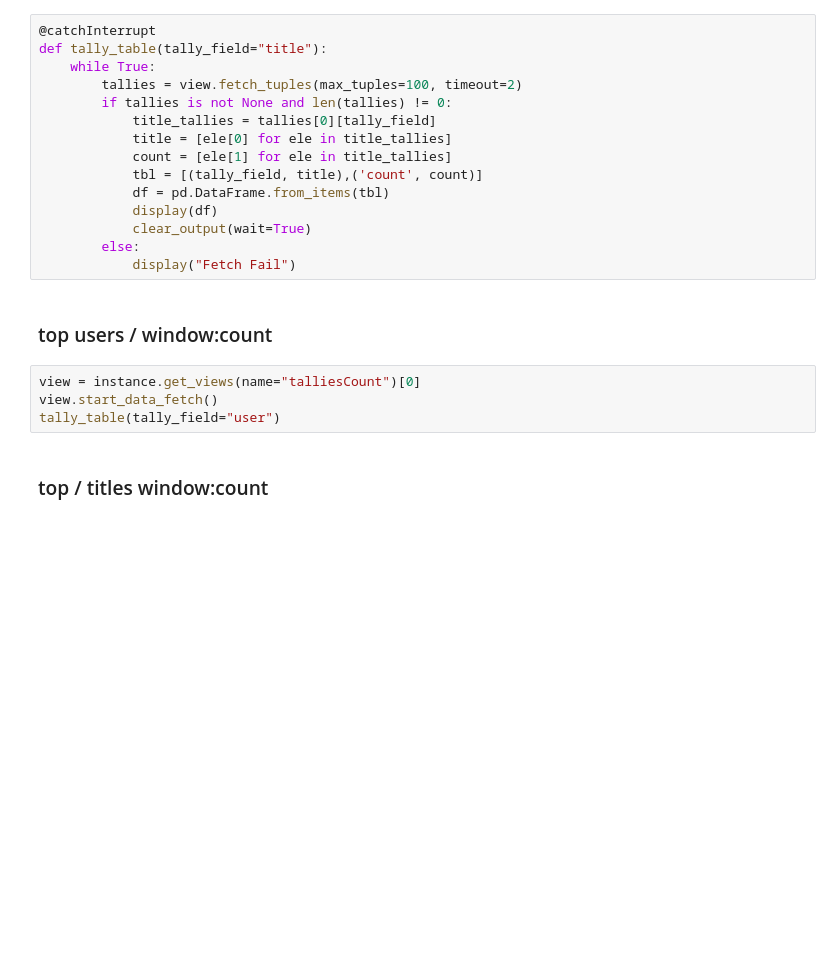
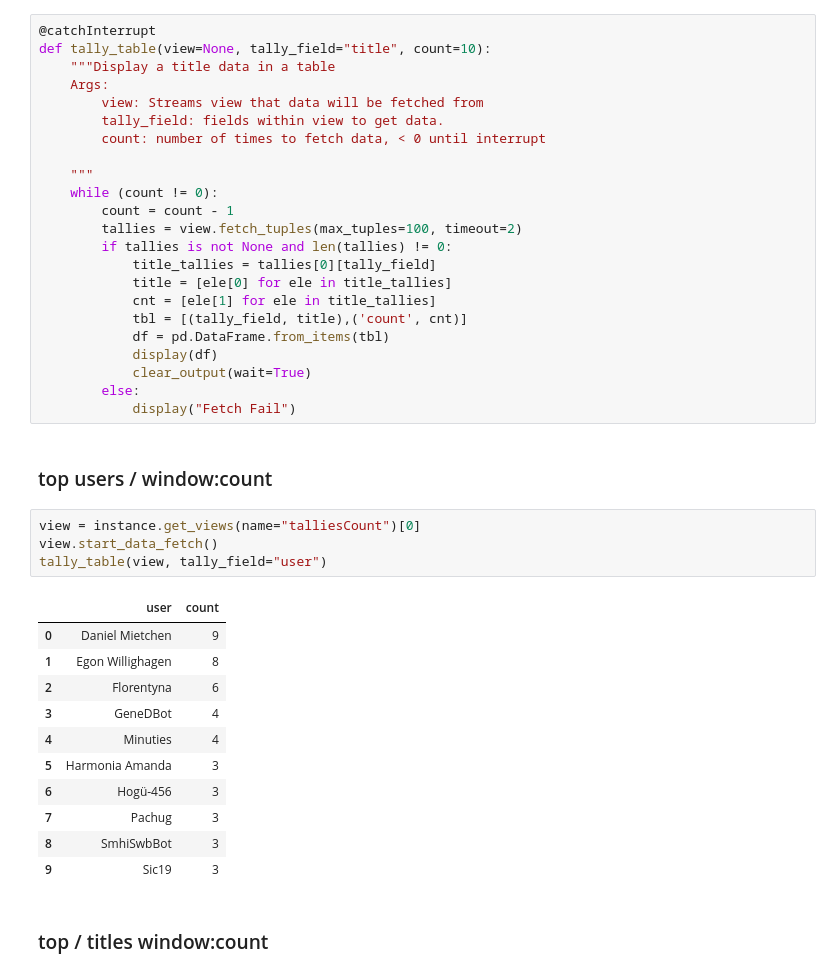
Before and after one commit to IBMStreams/sample.wikirecent, a Jupyter notebook: Juypter/ImgAnalysisTutor/imgAna_2.ipynb, the cells around one changed output. Drawn from its saved outputs; the diff is of its cells as text; blank space fills up the shorter version.

Commit message:
Build upon the prior notebook, use the same names
Changing names between notebooks is confusing, this will need to be
propated to all then notebooks.

```diff
--- a/Juypter/ImgAnalysisTutor/imgAna_2.ipynb
+++ b/Juypter/ImgAnalysisTutor/imgAna_2.ipynb
@@ -462,14 +490,22 @@ tally_pie(view, tally_field='language')
 ##  rendering : tally_table
 # %%
 @catchInterrupt
-def tally_table(tally_field="title"):
-    while True:
+def tally_table(view=None, tally_field="title", count=10):
+    """Display a title data in a table
+    Args:
+        view: Streams view that data will be fetched from
+        tally_field: fields within view to get data.
+        count: number of times to fetch data, < 0 until interrupt
+
+    """
+    while (count != 0):
+        count = count - 1
         tallies = view.fetch_tuples(max_tuples=100, timeout=2)
         if tallies is not None and len(tallies) != 0:
             title_tallies = tallies[0][tally_field]
             title = [ele[0] for ele in title_tallies]
-            count = [ele[1] for ele in title_tallies]
-            tbl = [(tally_field, title),('count', count)]
+            cnt = [ele[1] for ele in title_tallies]
+            tbl = [(tally_field, title),('count', cnt)]
             df = pd.DataFrame.from_items(tbl)
             display(df)
             clear_output(wait=True)
@@ -480,7 +516,19 @@ def tally_table(tally_field="title"):
 # %%
 view = instance.get_views(name="talliesCount")[0]
 view.start_data_fetch()
-tally_table(tally_field="user")
+tally_table(view, tally_field="user")
+# %% [output]
+|  | user | count |
+| 0 | Daniel Mietchen | 9 |
+| 1 | Egon Willighagen | 8 |
+| 2 | Florentyna | 6 |
+| 3 | GeneDBot | 4 |
+| 4 | Minuties | 4 |
+| 5 | Harmonia Amanda | 3 |
+| 6 | Hogü-456 | 3 |
+| 7 | Pachug | 3 |
+| 8 | SmhiSwbBot | 3 |
+| 9 | Sic19 | 3 |
 # %% [markdown]
 ### top / titles window:count
 # %%
```
Also changed, not shown: parts of 39 cells of this notebook.
